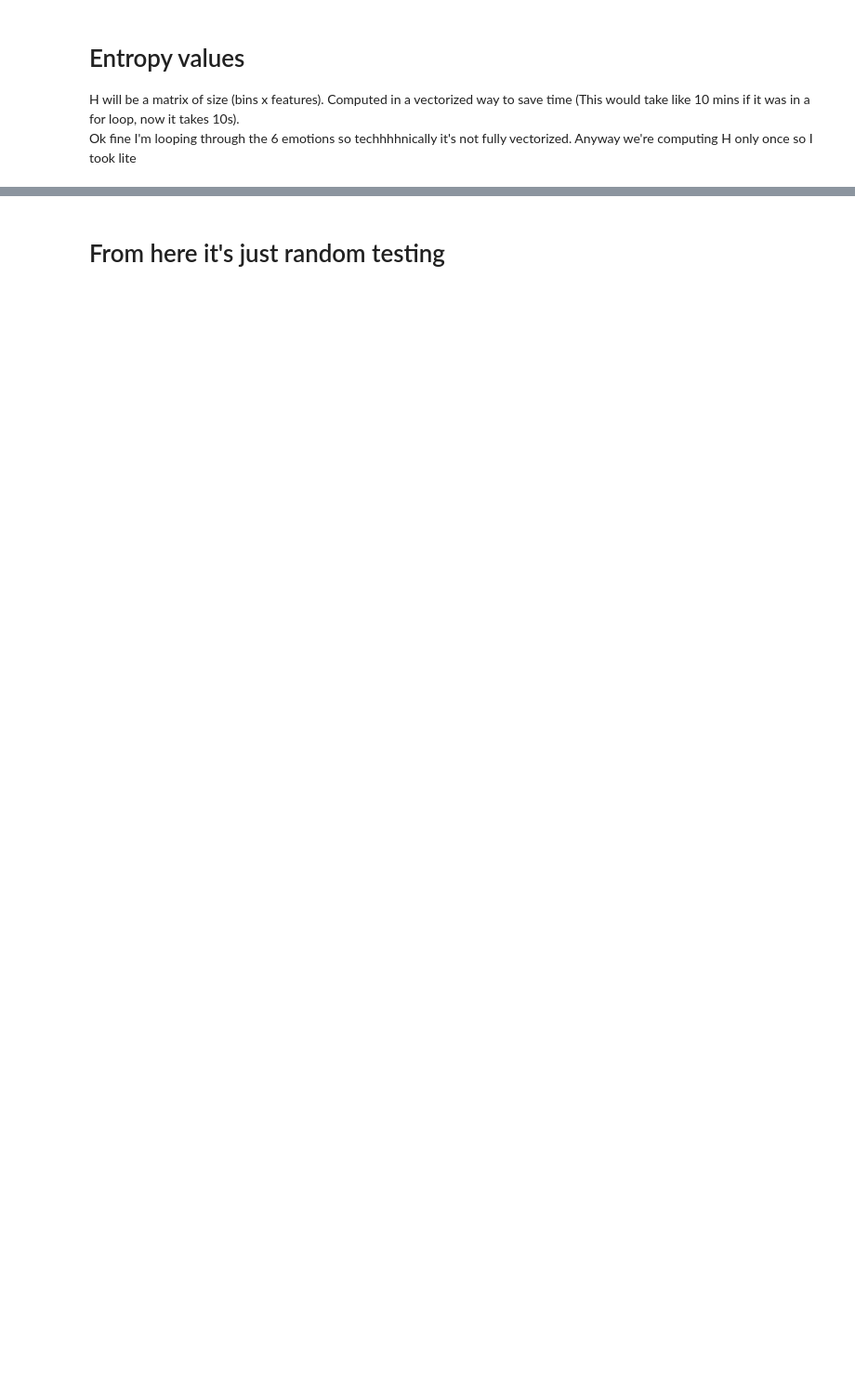
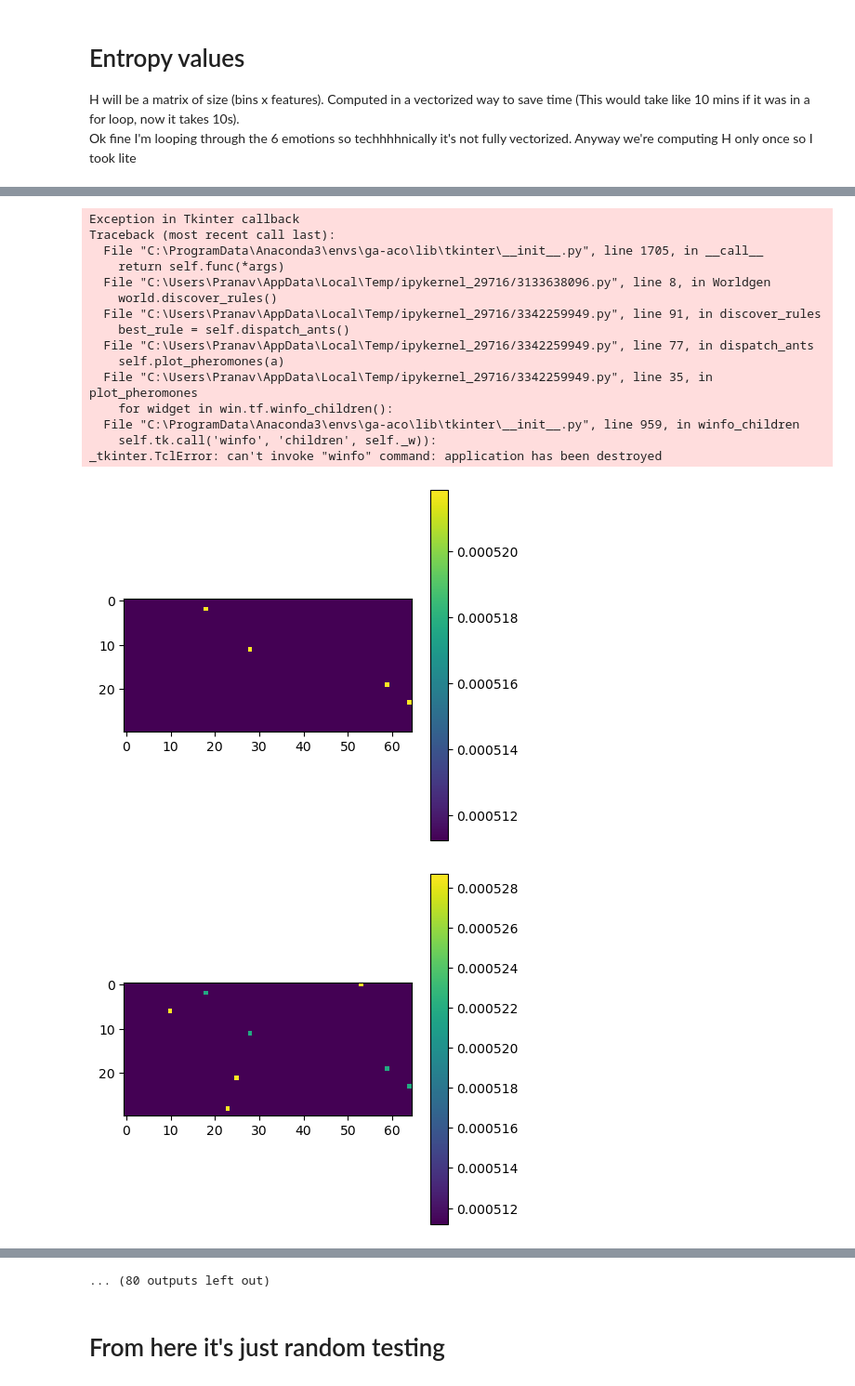
Before and after one commit to greenfish8090/Emotion-Recognition, a Jupyter notebook: Ant Miner.ipynb, the cells around one changed output, grey strips where cells are left out. Shown at 93% size. Cells and saved outputs as stored; diff of their text form; code cells hidden in the pictures; blank space fills up the shorter version.

```diff
--- a/Ant Miner.ipynb
+++ b/Ant Miner.ipynb
@@ -80,9 +114,3 @@ plt.show()
 # %%
 features = discreet.drop('class', axis=1).columns
 logK = np.log2(len(emotions))
-# %%
-#Hyperparameters
-min_coverage = 10
-max_uncovered = 10
-n_ants = 3000
-max_dups = 2
@@ -254,5 +322,3 @@ class World:
             self.discovered_rule_list.append(best_rule)
             corrects = best_rule.correct_set()
             self.train_set = pd.concat([self.train_set, corrects, corrects]).drop_duplicates(keep=False)
-# %%
-world = World()
@@ -260,0 +325,37 @@ world.discover_rules()
+# %%
+def Worldgen(*args):
+    a = min_coverage.get()
+    b = max_uncovered.get()
+    c = n_ants.get()
+    d = max_dups.get()
+    e = chance_murder_ant.get()
+    world = World(min_coverage=a,max_uncovered=b,n_ants=c,max_dups=d,tries=e)
+    world.discover_rules()
+    run.destroy()
+    win.exit_button()
+# %%
+win = Window(title="Algorithm run",geometry="800x1000")
+win.label("Now we run the actual program. Enter the required hyperparameters below:")
+
+min_coverage = IntVar(value=10)
+win.label("\nmin_coverage:")
+ttk.Entry(win.frame,width=7,textvariable=min_coverage).pack()
+max_uncovered = IntVar(value=10)
+win.label("\nmax_uncovered:")
+ttk.Entry(win.frame,width=7,textvariable=max_uncovered).pack()
+n_ants = IntVar(value=500)
+win.label("\nn_ants:")
+ttk.Entry(win.frame,width=7,textvariable=n_ants).pack()
+max_dups = IntVar(value=1)
+win.label("\nmax_dups:")
+ttk.Entry(win.frame,width=7,textvariable=max_dups).pack()
+chance_murder_ant = IntVar(value=10)
+win.label("\nNumber of tries for each ant:")
+ttk.Entry(win.frame,width=7,textvariable=chance_murder_ant).pack()
+
+run = ttk.Button(text="Run",command=Worldgen)
+run.pack()
+
+
+win.w.mainloop()
+# %% [output]
@@ -260,0 +396,17 @@ world.discover_rules()
+Exception in Tkinter callback
+Traceback (most recent call last):
+  File "C:\ProgramData\Anaconda3\envs\ga-aco\lib\tkinter\__init__.py", line 1705, in __call__
+    return self.func(*args)
+  File "C:\Users\Pranav\AppData\Local\Temp/ipykernel_29716/3133638096.py", line 8, in Worldgen
+    world.discover_rules()
+  File "C:\Users\Pranav\AppData\Local\Temp/ipykernel_29716/3342259949.py", line 91, in discover_rules
+    best_rule = self.dispatch_ants()
+  File "C:\Users\Pranav\AppData\Local\Temp/ipykernel_29716/3342259949.py", line 77, in dispatch_ants
+    self.plot_pheromones(a)
+  File "C:\Users\Pranav\AppData\Local\Temp/ipykernel_29716/3342259949.py", line 35, in plot_pheromones
+    for widget in win.tf.winfo_children():
+  File "C:\ProgramData\Anaconda3\envs\ga-aco\lib\tkinter\__init__.py", line 959, in winfo_children
+    self.tk.call('winfo', 'children', self._w)):
+_tkinter.TclError: can't invoke "winfo" command: application has been destroyed
+[figure, added]
+[figure, added]
@@ -261,3 +420,4 @@ world.discover_rules()
+... (80 outputs left out)
 # %%
 np.save('rules.npy', world.discovered_rule_list)
 # %%
```
Also changed, not shown: parts of 12 cells of this notebook.
